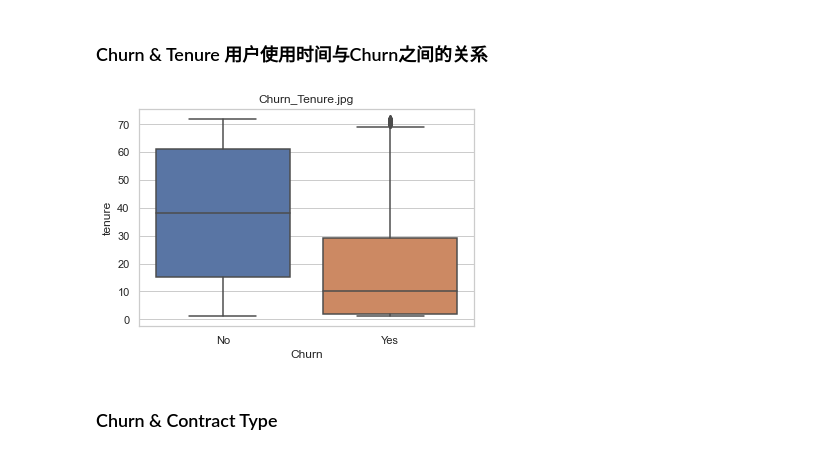
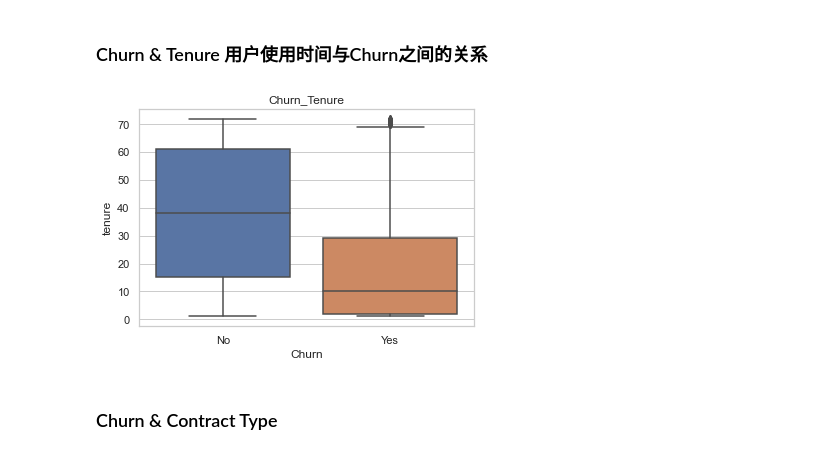
Before and after one commit to YunmaoLeo/Telco_Customer_Churn_Data_Analysis, a Jupyter notebook: code/Data_Clean_EDA.ipynb, the cells around one changed output. Drawn from its saved outputs; the diff is of its cells as text; code cells hidden in the pictures.

```diff
--- a/code/Data_Clean_EDA.ipynb
+++ b/code/Data_Clean_EDA.ipynb
@@ -319,10 +319,10 @@ for i in ax.patches:
 ### Churn & Tenure 用户使用时间与Churn之间的关系
 # %%
 sns.boxplot(x = telecom_cust.Churn, y = telecom_cust.tenure)
-plt.title('Churn_Tenure.jpg')
-plt.savefig('../charts/Churn_Tenure.jpg');
+plt.title('Churn_Tenure')
+plt.savefig('../charts/Churn_Tenure.jpg',bbox_inches='tight');
 # %% [output]
-[figure, old version]
+[figure, new version]
 # %% [markdown]
 ### Churn & Contract Type
 # %%
```
Also changed, not shown: parts of 3 cells of this notebook, 2 other files.
